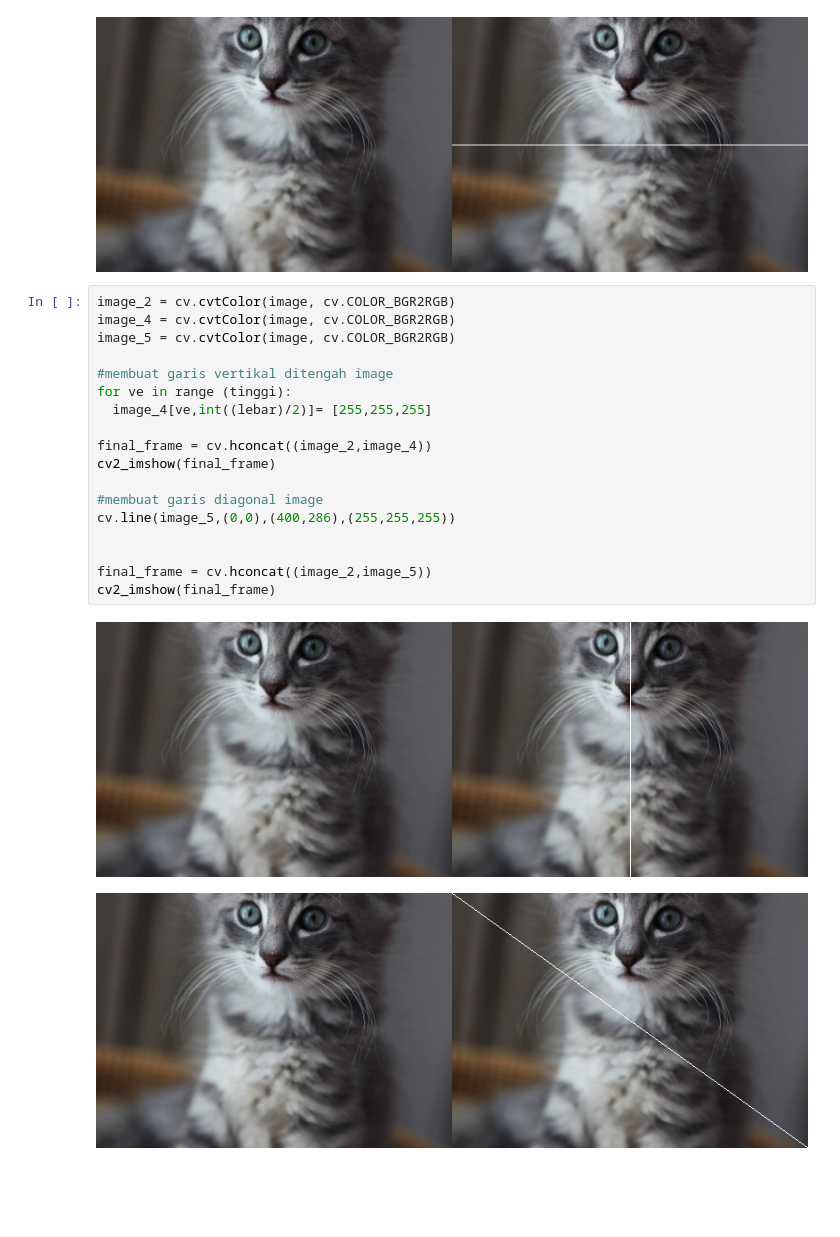
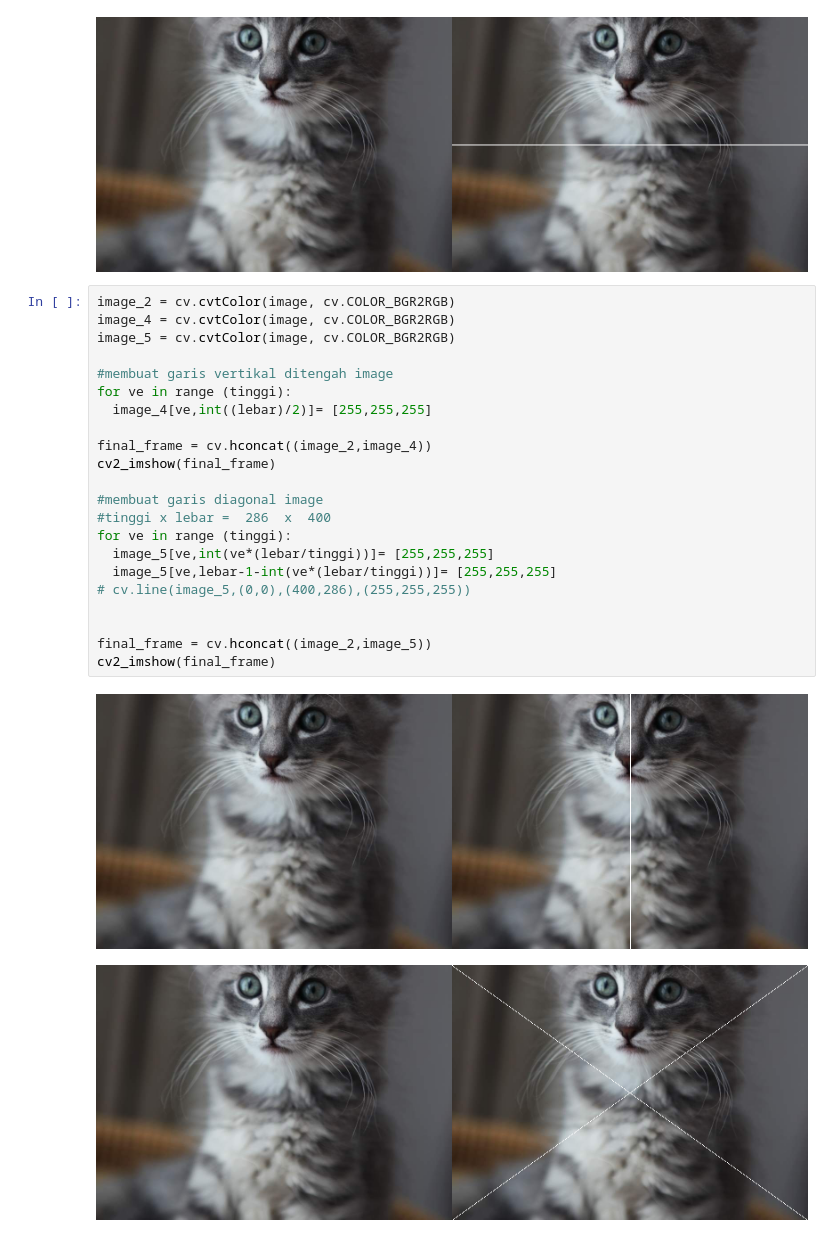
Before and after one commit to daffavcd/ComputerVision-Introduction, a Jupyter notebook: Week1.ipynb, the cells around one changed output. Saved outputs shown, nothing was run; the diff lists cells and outputs as text; blank space fills up the shorter version.

```diff
--- a/Week1.ipynb
+++ b/Week1.ipynb
@@ -51,21 +51,25 @@ cv2_imshow(final_frame)
 # %%
 image_2 = cv.cvtColor(image, cv.COLOR_BGR2RGB)
 image_4 = cv.cvtColor(image, cv.COLOR_BGR2RGB)
 image_5 = cv.cvtColor(image, cv.COLOR_BGR2RGB)
 
 #membuat garis vertikal ditengah image
 for ve in range (tinggi):
   image_4[ve,int((lebar)/2)]= [255,255,255]
 
 final_frame = cv.hconcat((image_2,image_4))
 cv2_imshow(final_frame)
 
 #membuat garis diagonal image
-cv.line(image_5,(0,0),(400,286),(255,255,255))
+#tinggi x lebar =  286  x  400
+for ve in range (tinggi):
+  image_5[ve,int(ve*(lebar/tinggi))]= [255,255,255]
+  image_5[ve,lebar-1-int(ve*(lebar/tinggi))]= [255,255,255]
+# cv.line(image_5,(0,0),(400,286),(255,255,255))
 
 
 final_frame = cv.hconcat((image_2,image_5))
 cv2_imshow(final_frame)
 # %% [output]
 [figure]
-[figure, old version]
+[figure, new version]
```
